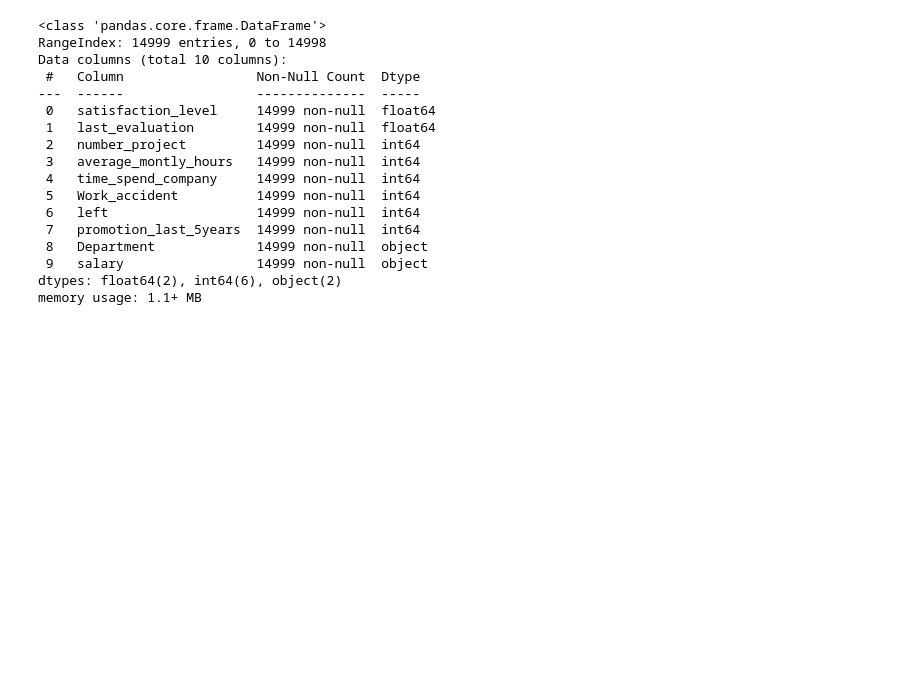
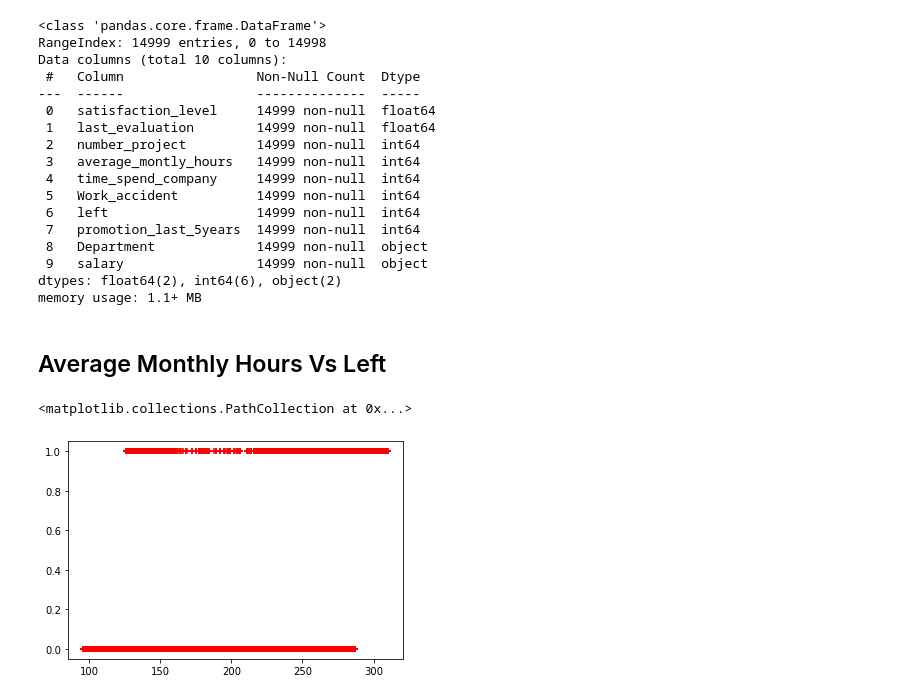
Before and after one commit to KnightHok/MLT, a Jupyter notebook: Logistic Regression (Binary Classification)/Tutorial 8 Exercise.ipynb, the cells around one changed output. Saved outputs shown, nothing was run; the diff lists cells and outputs as text; code cells hidden in the pictures; blank space fills up the shorter version.

```diff
--- a/Logistic Regression (Binary Classification)/Tutorial 8 Exercise.ipynb
+++ b/Logistic Regression (Binary Classification)/Tutorial 8 Exercise.ipynb
@@ -53,3 +53,10 @@ Data columns (total 10 columns):
  9   salary                 14999 non-null  object
 dtypes: float64(2), int64(6), object(2)
 memory usage: 1.1+ MB
+# %% [markdown]
+## Average Monthly Hours Vs Left
+# %%
+plt.scatter(hr_df['average_montly_hours'], hr_df['left'], color='red', marker='+')
+# %% [output]
+<matplotlib.collections.PathCollection at 0x...>
+[figure, added]
```
Also changed, not shown: parts of 5 cells of this notebook.
